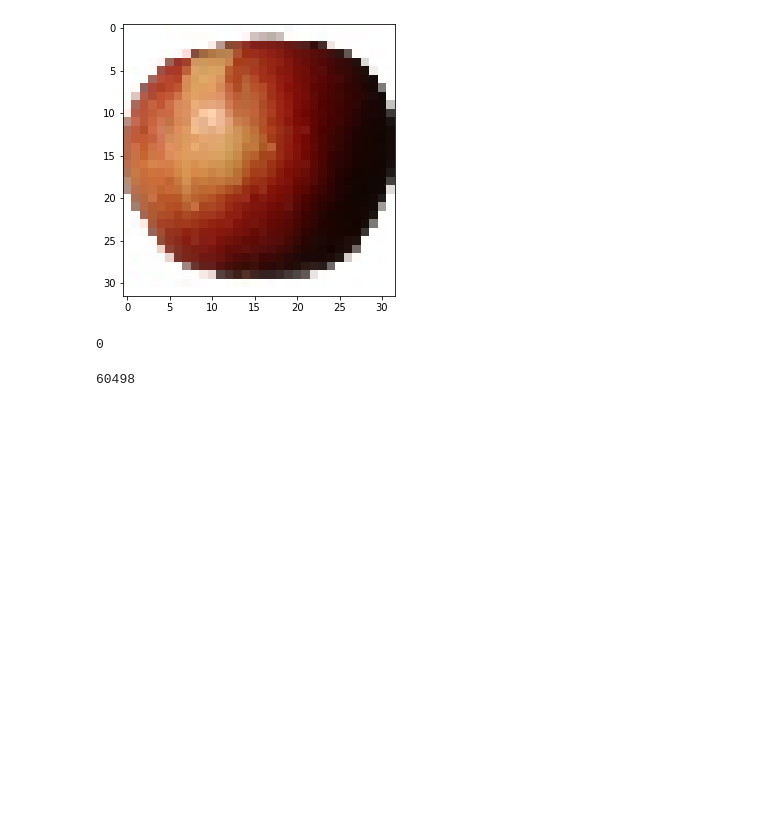
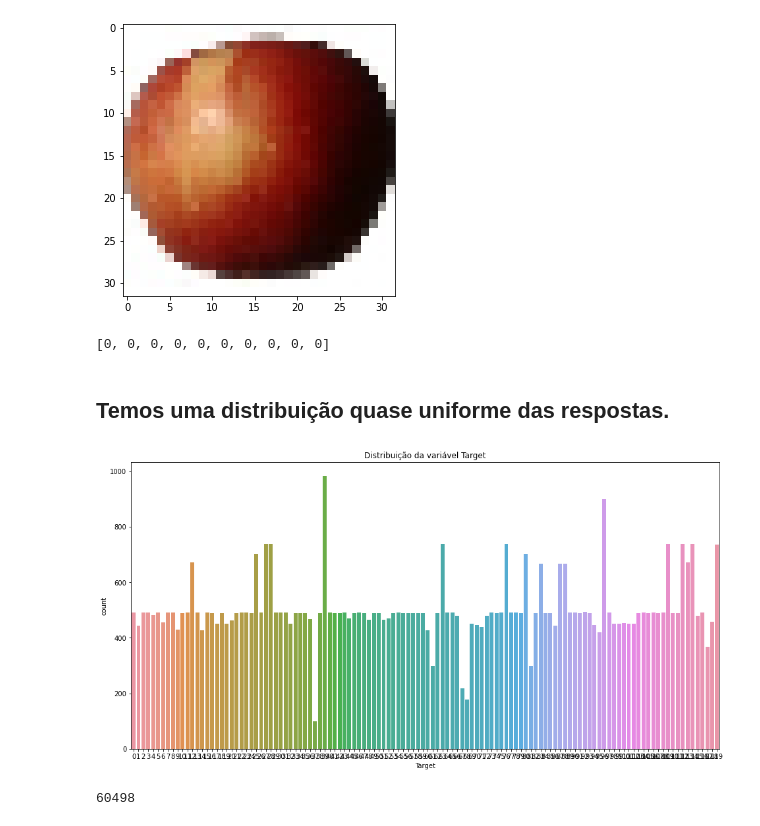
Before and after one commit to hgf777-br/trabalho-final-deep-learning, a Jupyter notebook: Ex8_2_hgf.ipynb, the cells around one changed output. Drawn from its saved outputs; the diff is of its cells as text; code cells hidden in the pictures; blank space fills up the shorter version.

```diff
--- a/Ex8_2_hgf.ipynb
+++ b/Ex8_2_hgf.ipynb
@@ -31,27 +82,2 @@ Início Execução :
 path_treino = './data/frutas/Training'
 path_teste = './data/frutas/Test'
-# %%
-def get_dados(path, numero_frutas):
-    lista_dir = os.listdir(path)
-    X = []
-    Y = []
-    fruta_num = 0
-    passo = len(lista_dir)/numero_frutas
-    for idx, fruta in enumerate(lista_dir):
-        if (idx % passo != 0):
-        #if (idx == numero_frutas):
-            continue
-            #break
-        lista_img = os.listdir(f"{path}/{fruta}")
-        print(f"{fruta_num} - {idx} - {fruta} - {len(lista_img)}")
-        #counter = 0
-        for img in lista_img:
-            arquivo = f"{path}/{fruta}/{img}"
-            img_fruta = img_to_array(load_img(arquivo, target_size=(32, 32)))
-            X.append(img_fruta)
-            Y.append(fruta_num)
-            #counter += 1
-            #if counter == 450:
-            #    break
-        fruta_num = fruta_num + 1
-    return (X, Y)
@@ -96,0 +84,3 @@ X_frutas, Y_frutas = get_dados(path_treino, num_frutas)
+# %%
+# carregando as imagens com tamanho 32x32 (para a LENET5) e os labels em memória
+X_frutas, Y_frutas, frutas_labels = get_dados(path_treino, num_frutas)
@@ -101,9 +109,20 @@ plt.imshow(array_to_img(X_frutas[0]))
 <matplotlib.image.AxesImage at 0x...>
 [figure]
 # %%
-Y_frutas[0]
+Y_frutas[:10]
 # %% [output]
-0
+[0, 0, 0, 0, 0, 0, 0, 0, 0, 0]
+# %% [markdown]
+## Temos uma distribuição quase uniforme das respostas.
+# %%
+fig = plt.figure(figsize=(16,8))
+sns.countplot(x = Y_frutas)
+plt.title('Distribuição da variável Target')
+plt.xlabel('Target')
+plt.xticks()
+plt.show()
+# %% [output]
+[figure, added]
 # %%
 len(X_frutas)
 # %% [output]
```
Also changed, not shown: parts of 44 cells of this notebook, 7 other files.
